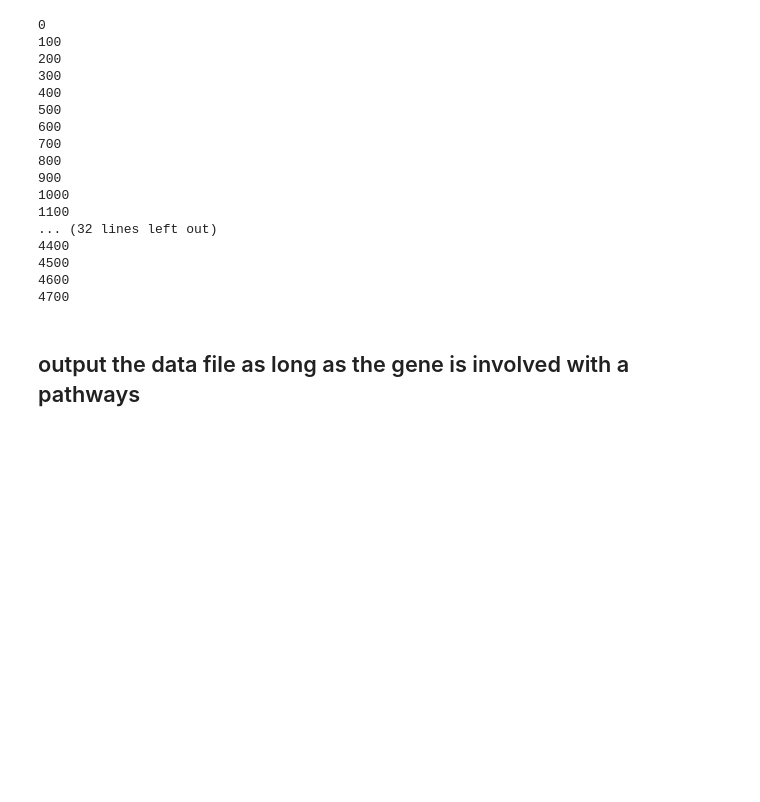
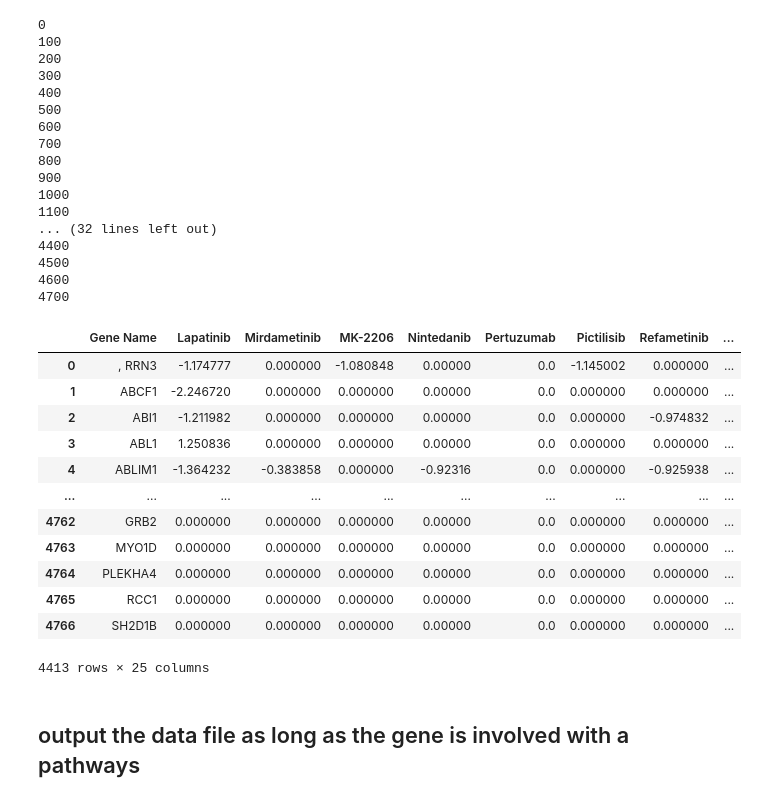
Before and after one commit to XuwenAmyLou/SP23-BENG213, a Jupyter notebook: Project/Map Gene to KEGG Pathway/1_Add KEGG pathway to Data Matrix .ipynb, the cells around one changed output. Drawn from its saved outputs; the diff is of its cells as text; code cells hidden in the pictures; blank space fills up the shorter version.

Commit message:
Krishna's Requested Data

```diff
--- a/Project/Map Gene to KEGG Pathway/1_Add KEGG pathway to Data Matrix .ipynb
+++ b/Project/Map Gene to KEGG Pathway/1_Add KEGG pathway to Data Matrix .ipynb
@@ -79,6 +79,22 @@ for i in range(len(data.index.tolist())):
 # add the IDs column in and drop the genes that doesn't have an ID
 data["ID"] = Gene_IDs
 data = data[data['ID'] != "None"]
+# %%
+data
+# %% [output]
+|  | Gene Name | Lapatinib | Mirdametinib | MK-2206 | Nintedanib | Pertuzumab | Pictilisib | Refametinib | ... |
+| 0 | , RRN3 | -1.174777 | 0.000000 | -1.080848 | 0.00000 | 0.0 | -1.145002 | 0.000000 | ... |
+| 1 | ABCF1 | -2.246720 | 0.000000 | 0.000000 | 0.00000 | 0.0 | 0.000000 | 0.000000 | ... |
+| 2 | ABI1 | -1.211982 | 0.000000 | 0.000000 | 0.00000 | 0.0 | 0.000000 | -0.974832 | ... |
+| 3 | ABL1 | 1.250836 | 0.000000 | 0.000000 | 0.00000 | 0.0 | 0.000000 | 0.000000 | ... |
+| 4 | ABLIM1 | -1.364232 | -0.383858 | 0.000000 | -0.92316 | 0.0 | 0.000000 | -0.925938 | ... |
+| ... | ... | ... | ... | ... | ... | ... | ... | ... | ... |
+| 4762 | GRB2 | 0.000000 | 0.000000 | 0.000000 | 0.00000 | 0.0 | 0.000000 | 0.000000 | ... |
+| 4763 | MYO1D | 0.000000 | 0.000000 | 0.000000 | 0.00000 | 0.0 | 0.000000 | 0.000000 | ... |
+| 4764 | PLEKHA4 | 0.000000 | 0.000000 | 0.000000 | 0.00000 | 0.0 | 0.000000 | 0.000000 | ... |
+| 4765 | RCC1 | 0.000000 | 0.000000 | 0.000000 | 0.00000 | 0.0 | 0.000000 | 0.000000 | ... |
+| 4766 | SH2D1B | 0.000000 | 0.000000 | 0.000000 | 0.00000 | 0.0 | 0.000000 | 0.000000 | ... |
+4413 rows × 25 columns
 # %%
 # get the pathway
 # only 1402/3166 genes belong to a functional pathway
```
Also changed, not shown: 5 other files.
